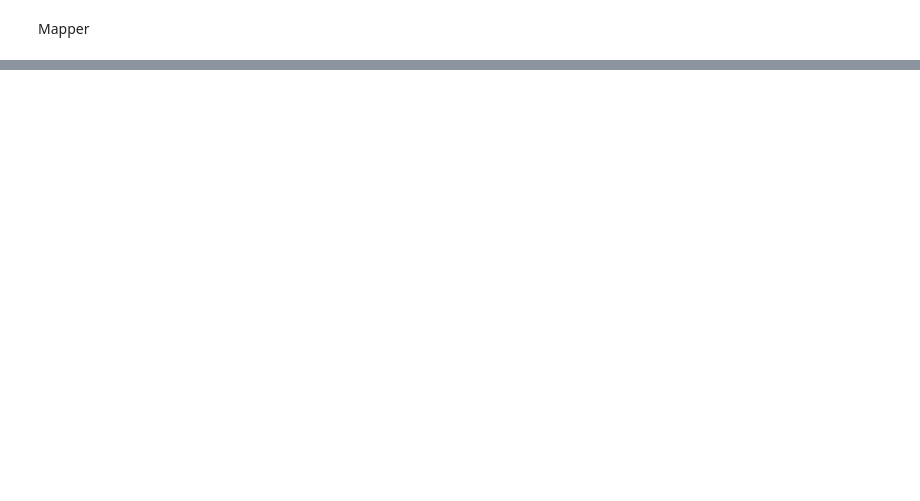
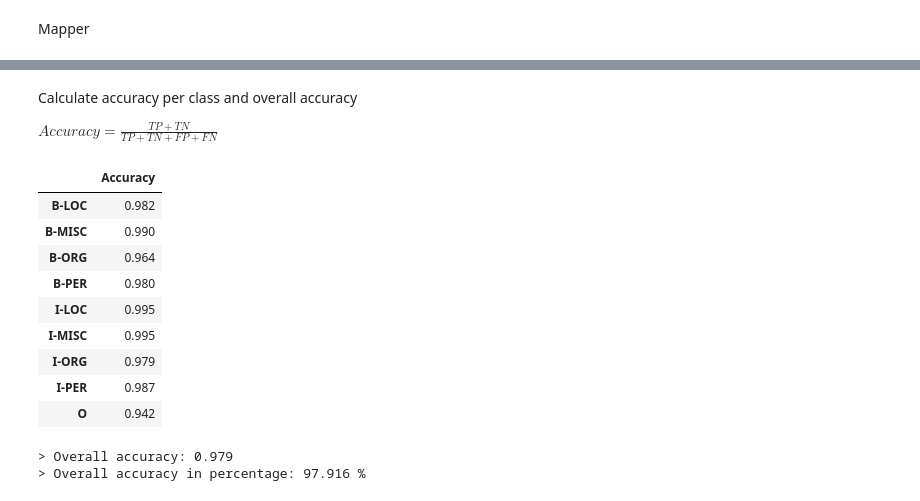
Before and after one commit to ZizZu94/nlu-second-assignment, a Jupyter notebook: notebook.ipynb, the cells around one changed output, grey strips where cells are left out. Saved outputs shown, nothing was run; the diff lists cells and outputs as text; code cells hidden in the pictures; blank space fills up the shorter version.

```diff
--- a/notebook.ipynb
+++ b/notebook.ipynb
@@ -190,0 +241,50 @@ FileNotFoundError: ignored
+# %% [markdown]
+Calculate accuracy per class and overall accuracy
+
+$Accuracy=\frac{TP+TN}{TP+TN+FP+FN}$
+# %%
+def get_accuracy_per_class(confusion_matrix, class_labels):
+  """
+  this function takes confusion matrix and class names in input
+  return a dict with accuracy per class
+  """
+  class_accuracies = {}
+
+  # Calculate the accuracy for each one of our classes
+  for idx, cls in enumerate(class_labels):
+    # True negatives are all the samples that are not our current GT class (not the current row)
+    # and were not predicted as the current class (not the current column)
+    true_negatives = np.sum(np.delete(np.delete(confusion_matrix, idx, axis=0), idx, axis=1))
+
+    # True positives are all the samples of our current class that were predicted as such
+    true_positives = confusion_matrix[idx, idx]
+
+    # The accuracy for the current class is ratio between correct predictions to all predictions
+    class_accuracies[cls] = (true_positives + true_negatives) / np.sum(confusion_matrix)
+  return class_accuracies
+
+# get accuracy per class
+accuracies_per_clas = get_accuracy_per_class(conf_mat, labels)
+# print accuracy per class
+accuracy_pd_table = pd.DataFrame().from_dict(accuracies_per_clas, orient='index')
+accuracy_pd_table.columns = ['Accuracy']
+display(accuracy_pd_table.round(3))
+
+# print overall accuracy (sum_accurecies_all_classes / num_classes)
+overall_acc = (np.sum(accuracy_pd_table) / len(accuracy_pd_table))
+print('\n')
+print('> Overall accuracy: {}'.format(np.format_float_positional(overall_acc, 3)))
+print('> Overall accuracy in percentage: {} %'.format(np.format_float_positional(overall_acc*100, 3)))
+# %% [output]
+|  | Accuracy |
+| B-LOC | 0.982 |
+| B-MISC | 0.990 |
+| B-ORG | 0.964 |
+| B-PER | 0.980 |
+| I-LOC | 0.995 |
+| I-MISC | 0.995 |
+| I-ORG | 0.979 |
+| I-PER | 0.987 |
+| O | 0.942 |
+> Overall accuracy: 0.979
+> Overall accuracy in percentage: 97.916 %
```
Also changed, not shown: parts of 32 cells of this notebook.
